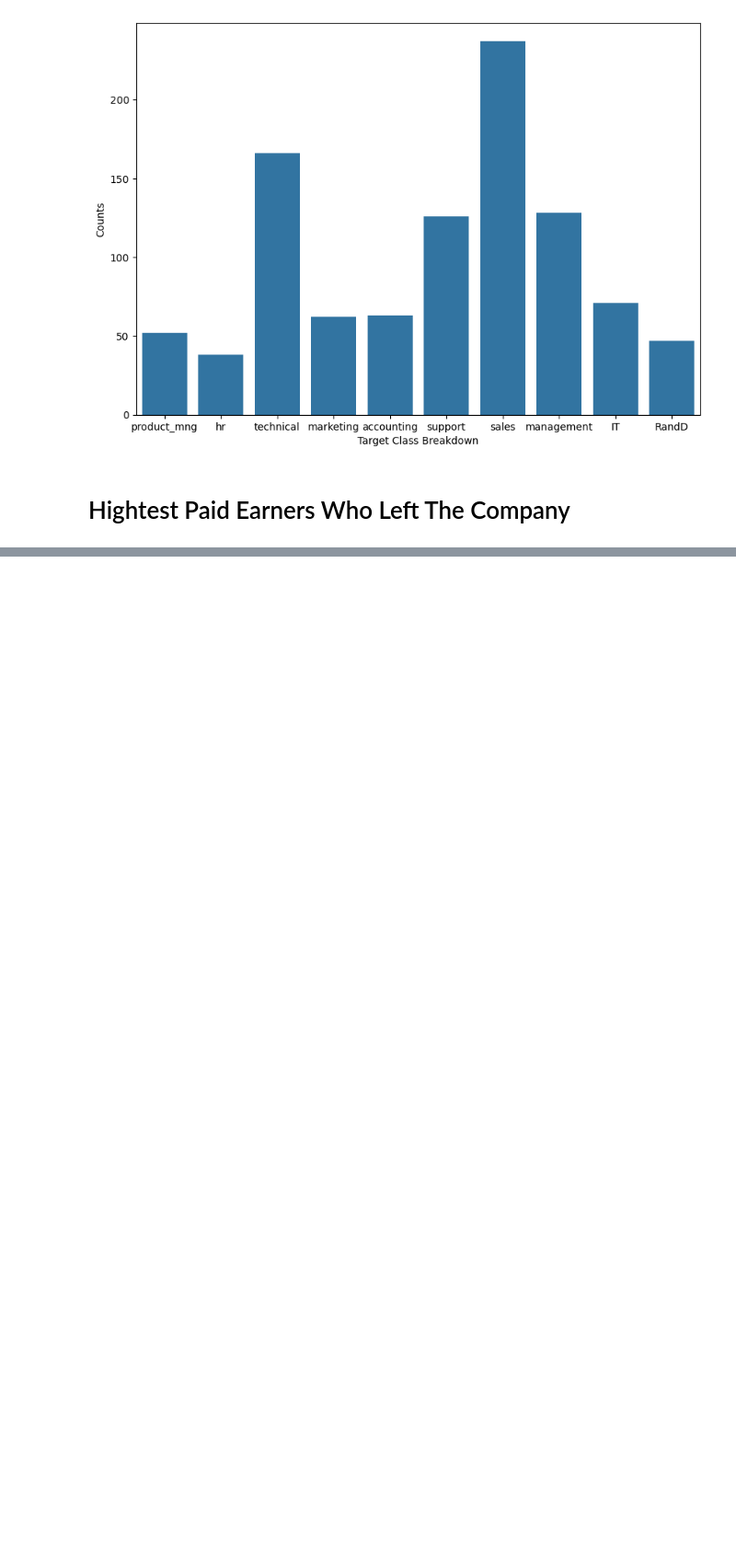
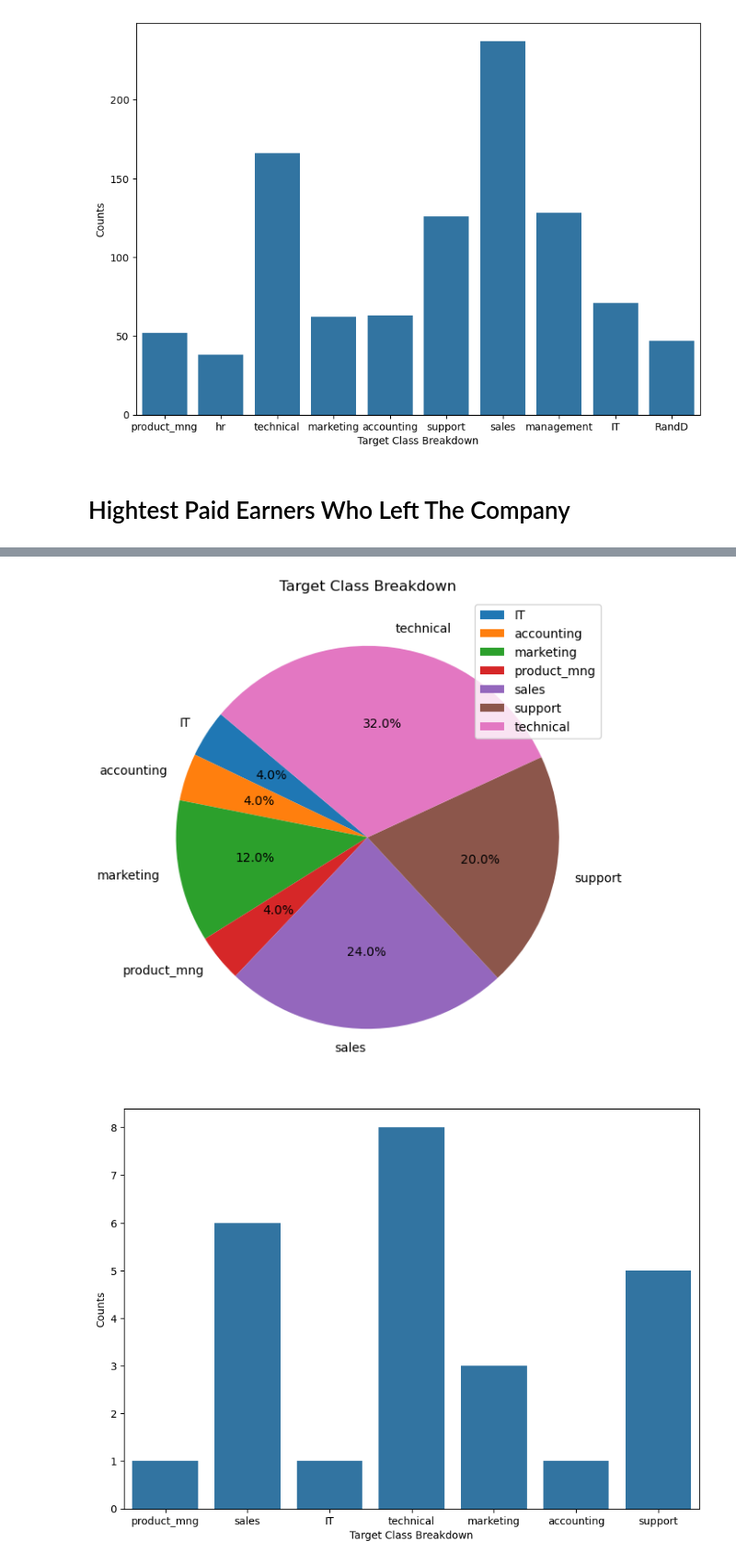
Before and after one commit to MaukanMir/HR-Capstone-Analysis, a Jupyter notebook: training.ipynb, the cells around one changed output, grey strips where cells are left out. Shown at 92% size. Drawn from its saved outputs; the diff is of its cells as text; code cells hidden in the pictures; blank space fills up the shorter version.

```diff
--- a/training.ipynb
+++ b/training.ipynb
@@ -252,0 +249,7 @@ highest_paid
+# %%
+top_25_salaries = highest_paid.sort_values(by="salary", ascending=False).head(25)
+# %%
+check_class_imbalance(top_25_salaries["Department"])
+# %% [output]
+[figure, added]
+[figure, added]
```
Also changed, not shown: parts of 5 cells of this notebook.
